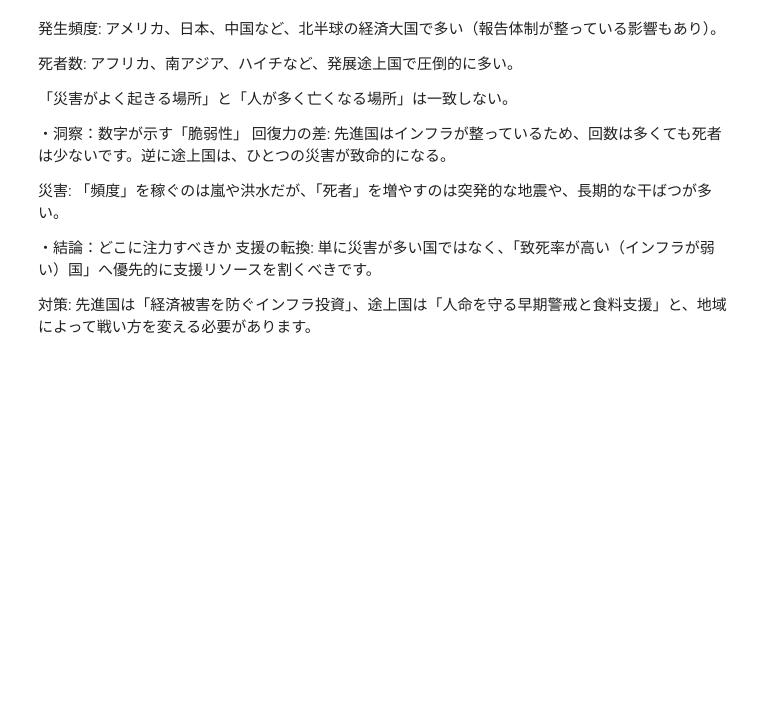
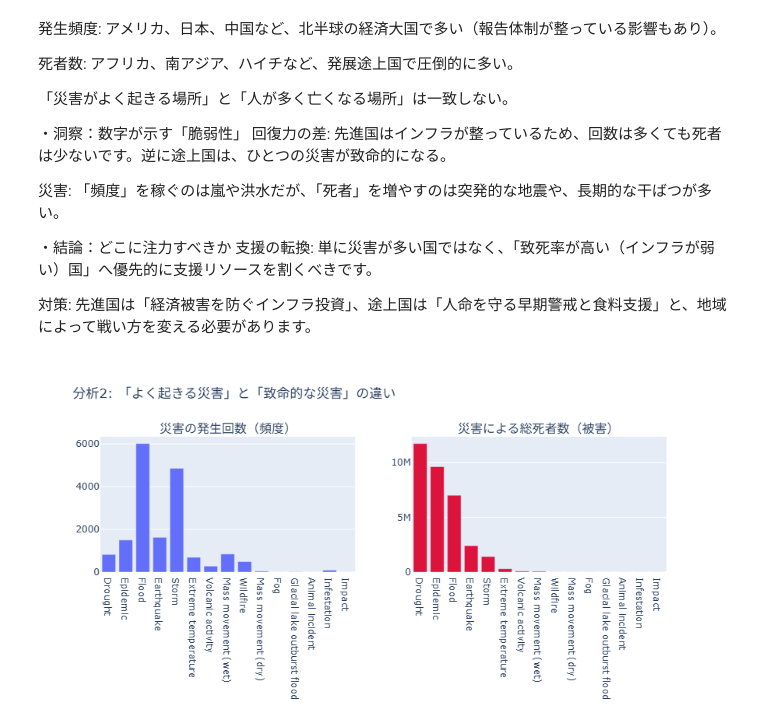
Before and after one commit to ryu078/me, a Jupyter notebook: Week9/emdat.ipynb, the cells around one changed output. Saved outputs shown, nothing was run; the diff lists cells and outputs as text; code cells hidden in the pictures; blank space fills up the shorter version.

```diff
--- a/Week9/emdat.ipynb
+++ b/Week9/emdat.ipynb
@@ -129,6 +129,12 @@ display(Image("sample画像.png"))
 支援の転換: 単に災害が多い国ではなく、「致死率が高い（インフラが弱い）国」へ優先的に支援リソースを割くべきです。
 
 対策: 先進国は「経済被害を防ぐインフラ投資」、途上国は「人命を守る早期警戒と食料支援」と、地域によって戦い方を変える必要があります。
+# %%
+from IPython.display import Image, display
+
+display(Image("sample3グラフ.png"))
+# %% [output]
+[figure, added]
 # %%
 import pandas as pd
 import plotly.express as px
```
Also changed, not shown: 2 other files.
